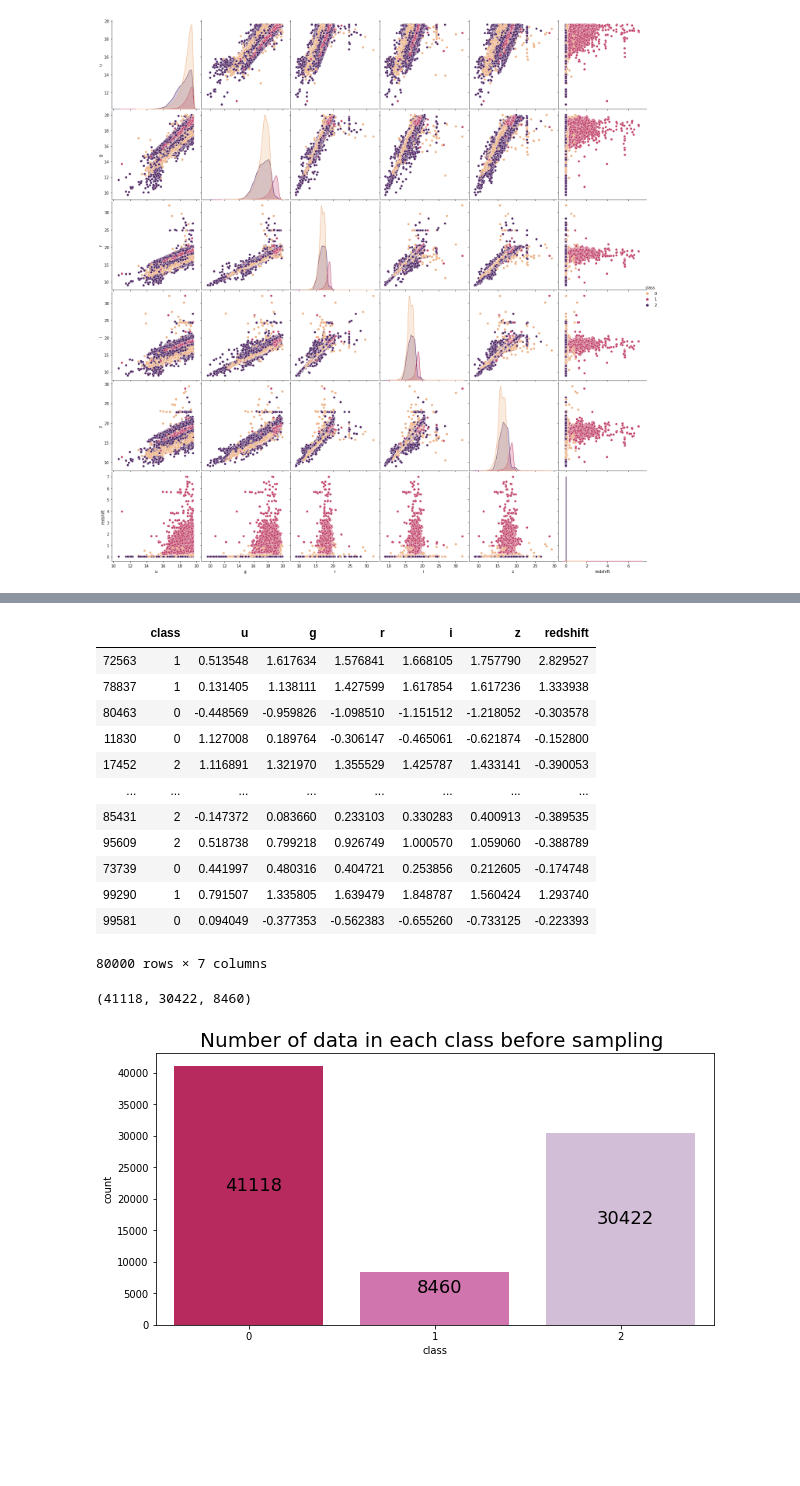
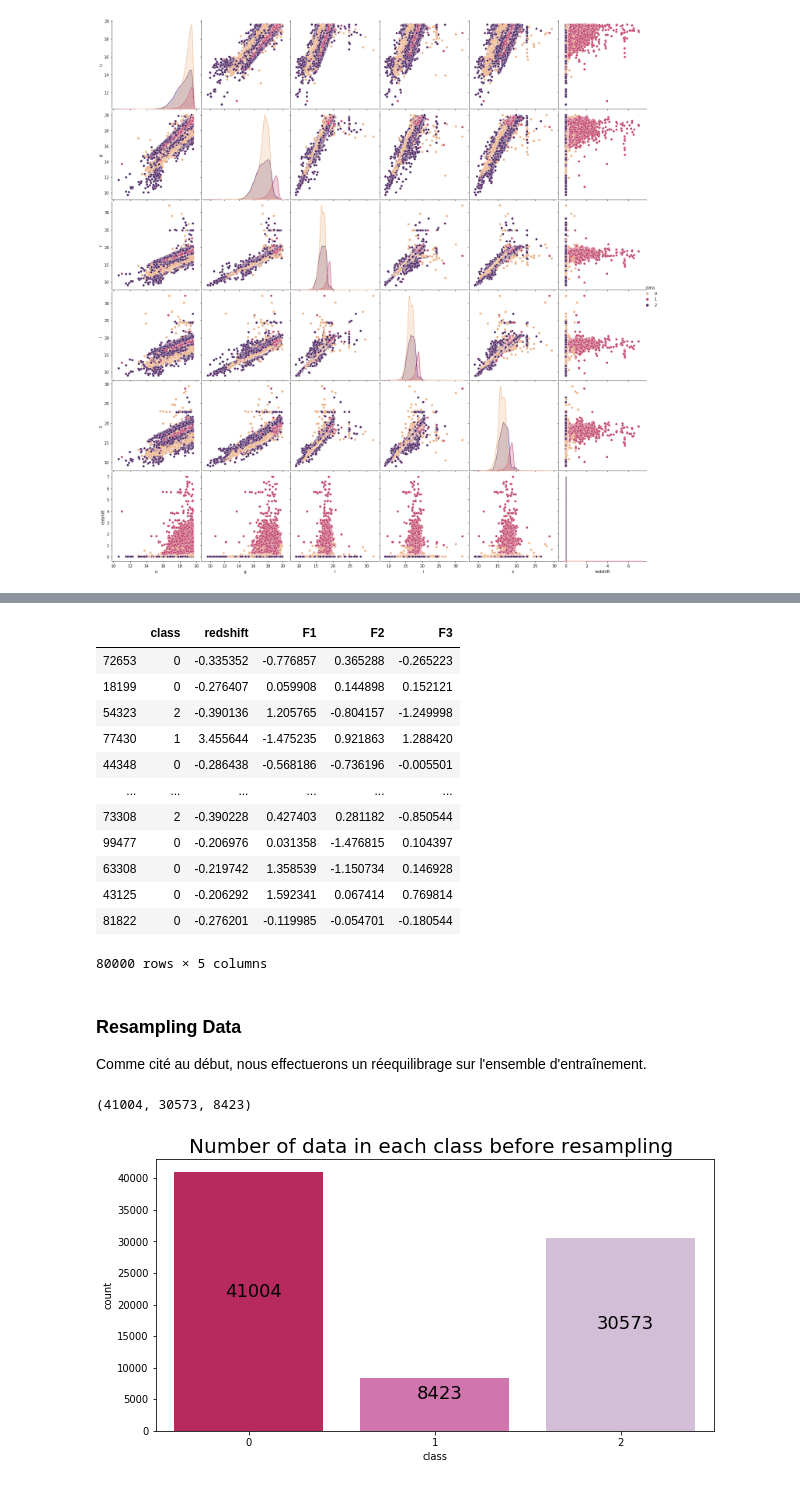
Before and after one commit to LyndaATT/Spatial-Classification, a Jupyter notebook: Preprocessing+visualisation.ipynb, the cells around one changed output, grey strips where cells are left out. Drawn from its saved outputs; the diff is of its cells as text; code cells hidden in the pictures; blank space fills up the shorter version.

```diff
--- a/Preprocessing+visualisation.ipynb
+++ b/Preprocessing+visualisation.ipynb
@@ -148,0 +165,7 @@ g.fig.set_size_inches(20,20)
+# %%
+pca = PCA(n_components = 3)
+df_pca = pca.fit_transform(df_features[['u', 'g', 'r', 'i', 'z']])
+df_features = pd.concat((df_features, pd.DataFrame(df_pca)), axis=1)
+df_features.rename({0:'F1', 1:'F2', 2:'F3'}, axis = 1, inplace = True)
+df_features.drop(['u', 'g', 'r', 'i', 'z'], axis=1, inplace=True)
+df_features.head(10)
@@ -217,35 +260,38 @@ train_set = X_train
 train_set.insert(0, "class", Y_train, True)
 train_set
 # %% [output]
-|  | class | u | g | r | i | z | redshift |
-| 72563 | 1 | 0.513548 | 1.617634 | 1.576841 | 1.668105 | 1.757790 | 2.829527 |
-| 78837 | 1 | 0.131405 | 1.138111 | 1.427599 | 1.617854 | 1.617236 | 1.333938 |
-| 80463 | 0 | -0.448569 | -0.959826 | -1.098510 | -1.151512 | -1.218052 | -0.303578 |
-| 11830 | 0 | 1.127008 | 0.189764 | -0.306147 | -0.465061 | -0.621874 | -0.152800 |
-| 17452 | 2 | 1.116891 | 1.321970 | 1.355529 | 1.425787 | 1.433141 | -0.390053 |
-| ... | ... | ... | ... | ... | ... | ... | ... |
-| 85431 | 2 | -0.147372 | 0.083660 | 0.233103 | 0.330283 | 0.400913 | -0.389535 |
-| 95609 | 2 | 0.518738 | 0.799218 | 0.926749 | 1.000570 | 1.059060 | -0.388789 |
-| 73739 | 0 | 0.441997 | 0.480316 | 0.404721 | 0.253856 | 0.212605 | -0.174748 |
-| 99290 | 1 | 0.791507 | 1.335805 | 1.639479 | 1.848787 | 1.560424 | 1.293740 |
-| 99581 | 0 | 0.094049 | -0.377353 | -0.562383 | -0.655260 | -0.733125 | -0.223393 |
+|  | class | redshift | F1 | F2 | F3 |
+| 72653 | 0 | -0.335352 | -0.776857 | 0.365288 | -0.265223 |
+| 18199 | 0 | -0.276407 | 0.059908 | 0.144898 | 0.152121 |
+| 54323 | 2 | -0.390136 | 1.205765 | -0.804157 | -1.249998 |
+| 77430 | 1 | 3.455644 | -1.475235 | 0.921863 | 1.288420 |
+| 44348 | 0 | -0.286438 | -0.568186 | -0.736196 | -0.005501 |
+| ... | ... | ... | ... | ... | ... |
+| 73308 | 2 | -0.390228 | 0.427403 | 0.281182 | -0.850544 |
+| 99477 | 0 | -0.206976 | 0.031358 | -1.476815 | 0.104397 |
+| 63308 | 0 | -0.219742 | 1.358539 | -1.150734 | 0.146928 |
+| 43125 | 0 | -0.206292 | 1.592341 | 0.067414 | 0.769814 |
+| 81822 | 0 | -0.276201 | -0.119985 | -0.054701 | -0.180544 |
-80000 rows × 7 columns
+80000 rows × 5 columns
+# %% [markdown]
+### Resampling Data
+Comme cité au début, nous effectuerons un réequilibrage sur l'ensemble d'entraînement.
 # %%
 class0,class1,class2 = train_set[train_set['class'] == 0],train_set[train_set['class'] == 1],train_set[train_set['class'] == 2]
 count_class_0, count_class_1,count_class_2 = X_train['class'].value_counts()
 count_class_0, count_class_1,count_class_2
 # %% [output]
-(41118, 30422, 8460)
+(41004, 30573, 8423)
 # %%
 plt.figure(figsize=(10,5))
 ax = sns.countplot(x="class", data=train_set, palette='PuRd_r')
-plt.title('Number of data in each class before sampling ', fontsize=20)
+plt.title('Number of data in each class before resampling ', fontsize=20)
 
 for p in ax.patches:
     ax.annotate(format(p.get_height(), '.0f'), (p.get_x() + p.get_width() / 2, p.get_height()/2),
     ha = 'center', va = 'center', xytext = (5, 10), textcoords = 'offset points',size=18,color='black')
 # %% [output]
-[figure, old version]
+[figure, new version]
 # %%
 class1_sampled = class1.sample(count_class_0, replace=True) #le .sample permet d'avoir des objets randoms
 class2_sampled = class2.sample(count_class_0, replace=True)
```
Also changed, not shown: parts of 29 cells of this notebook.
